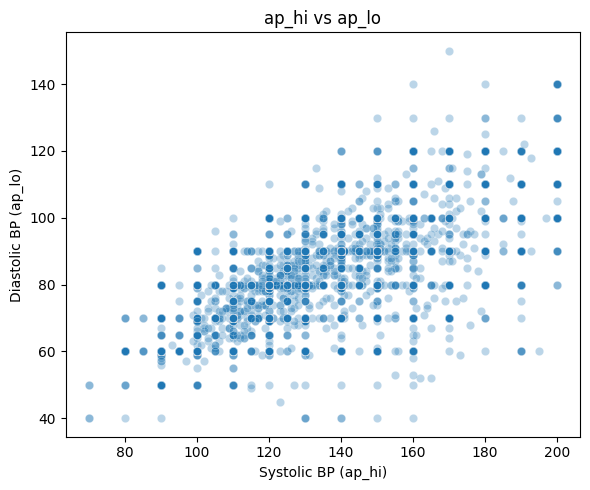
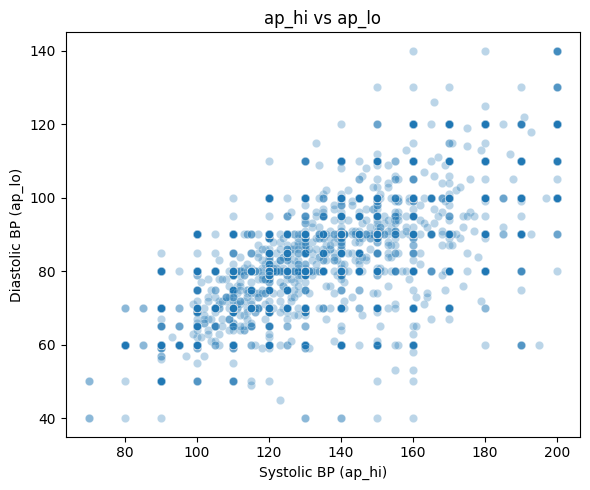
The notebook cell's code change between the first figure and the second:
--- before
+++ after
@@ -14,22 +14,22 @@
 
 
-# --- Scatter: height vs weight ---
-plt.figure(figsize=(6,5))
-sns.scatterplot(data=df, x="height", y="weight", alpha=0.3)
-plt.title("Height vs Weight")
-plt.xlabel("Height (cm)")
-plt.ylabel("Weight (kg)")
-plt.tight_layout()
-plt.show()
+# # --- Scatter: height vs weight ---
+# plt.figure(figsize=(6,5))
+# sns.scatterplot(data=df, x="height", y="weight", alpha=0.3)
+# plt.title("Height vs Weight")
+# plt.xlabel("Height (cm)")
+# plt.ylabel("Weight (kg)")
+# plt.tight_layout()
+# plt.show()
 
 
 # --- Scatter: height vs weight ---
-plt.figure(figsize=(6,5))
-sns.scatterplot(data=df, x="height", y="age_years", alpha=0.3)
-plt.title("WHAT PERSON IS 120cm???")
-plt.xlabel("Height (cm)")
-plt.ylabel("Age (years)")
-plt.tight_layout()
-plt.show()
+# plt.figure(figsize=(6,5))
+# sns.scatterplot(data=df, x="height", y="age_years", alpha=0.3)
+# plt.title("WHAT PERSON IS 120cm???")
+# plt.xlabel("Height (cm)")
+# plt.ylabel("Age (years)")
+# plt.tight_layout()
+# plt.show()
 
 # --- Stacked Bar plots for categorical / ordinal --- #

Commit: easier to read feature correlation graphs